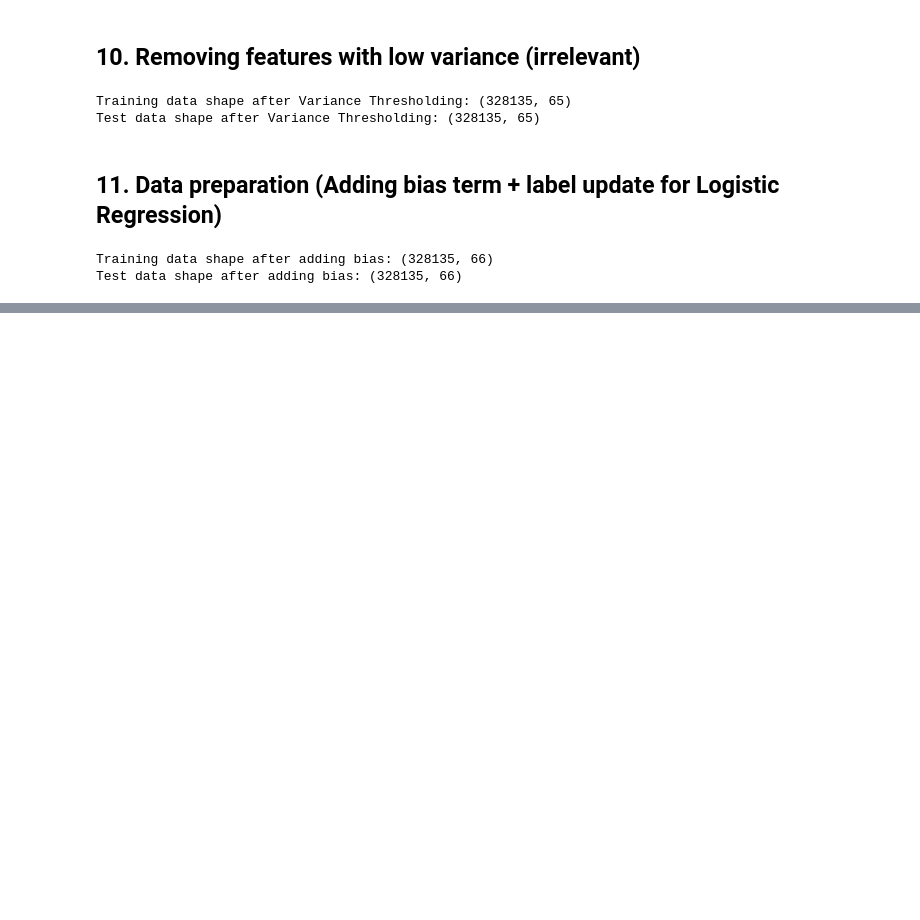
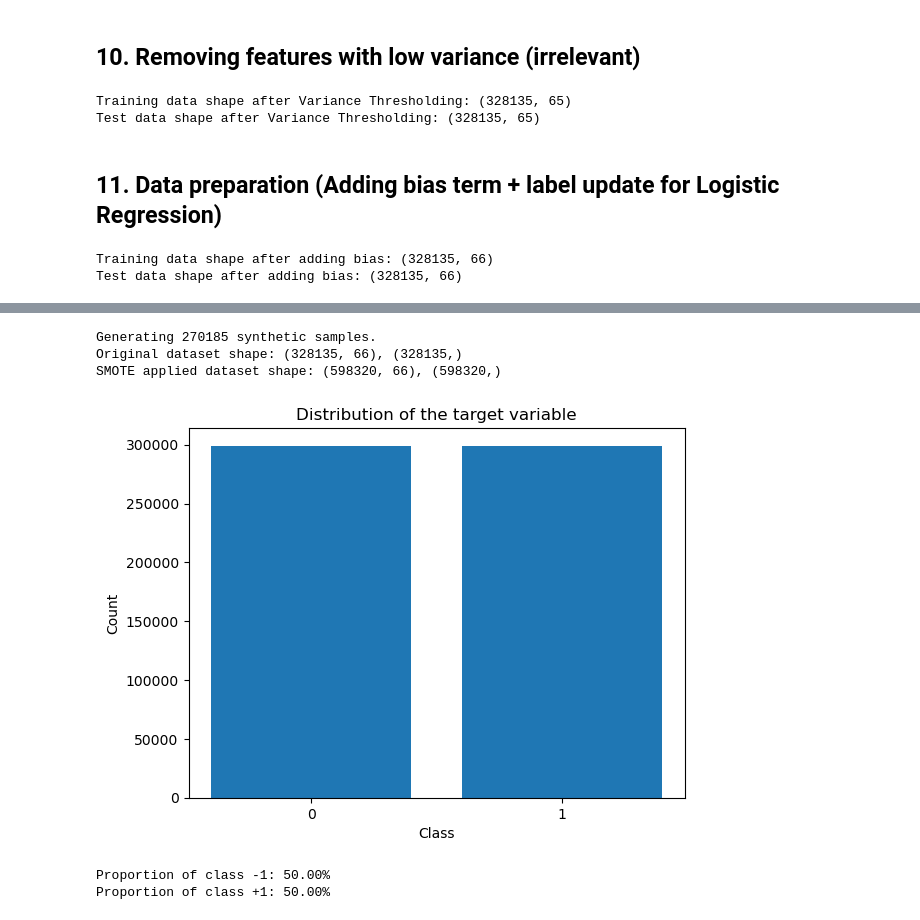
Before and after one commit to alibench/ml-project-1-mmlt, a Jupyter notebook: project1/run.ipynb, the cells around one changed output, grey strips where cells are left out. Drawn from its saved outputs; the diff is of its cells as text; code cells hidden in the pictures; blank space fills up the shorter version.

Commit message:
balancing data smote

```diff
--- a/project1/run.ipynb
+++ b/project1/run.ipynb
@@ -374,0 +403,28 @@ y_train_binary = np.where(y_train == -1, 0, y_train)
+# %%
+x_train_smote, y_train_smote = smote(x_train_final, y_train_binary, minority_class=1)
+
+print(f"Original dataset shape: {x_train_final.shape}, {y_train_binary.shape}")
+print(f"SMOTE applied dataset shape: {x_train_smote.shape}, {y_train_smote.shape}")
+# %% [output]
+Generating 270185 synthetic samples.
+Original dataset shape: (328135, 66), (328135,)
+SMOTE applied dataset shape: (598320, 66), (598320,)
+# %%
+# Recheck the distribution
+unique, counts = np.unique(y_train_smote, return_counts=True)
+class_distribution = dict(zip(unique, counts))
+
+# Plot it
+plt.bar(class_distribution.keys(), class_distribution.values())
+plt.xticks(list(class_distribution.keys()))
+plt.xlabel('Class')
+plt.ylabel('Count')
+plt.title('Distribution of the target variable')
+plt.show()
+
+print(f"Proportion of class -1: {counts[0] / len(y_train_smote):.2%}")
+print(f"Proportion of class +1: {counts[1] / len(y_train_smote):.2%}")
+# %% [output]
+[figure, added]
+Proportion of class -1: 50.00%
+Proportion of class +1: 50.00%
```
Also changed, not shown: parts of 6 cells of this notebook, 5 other files.
